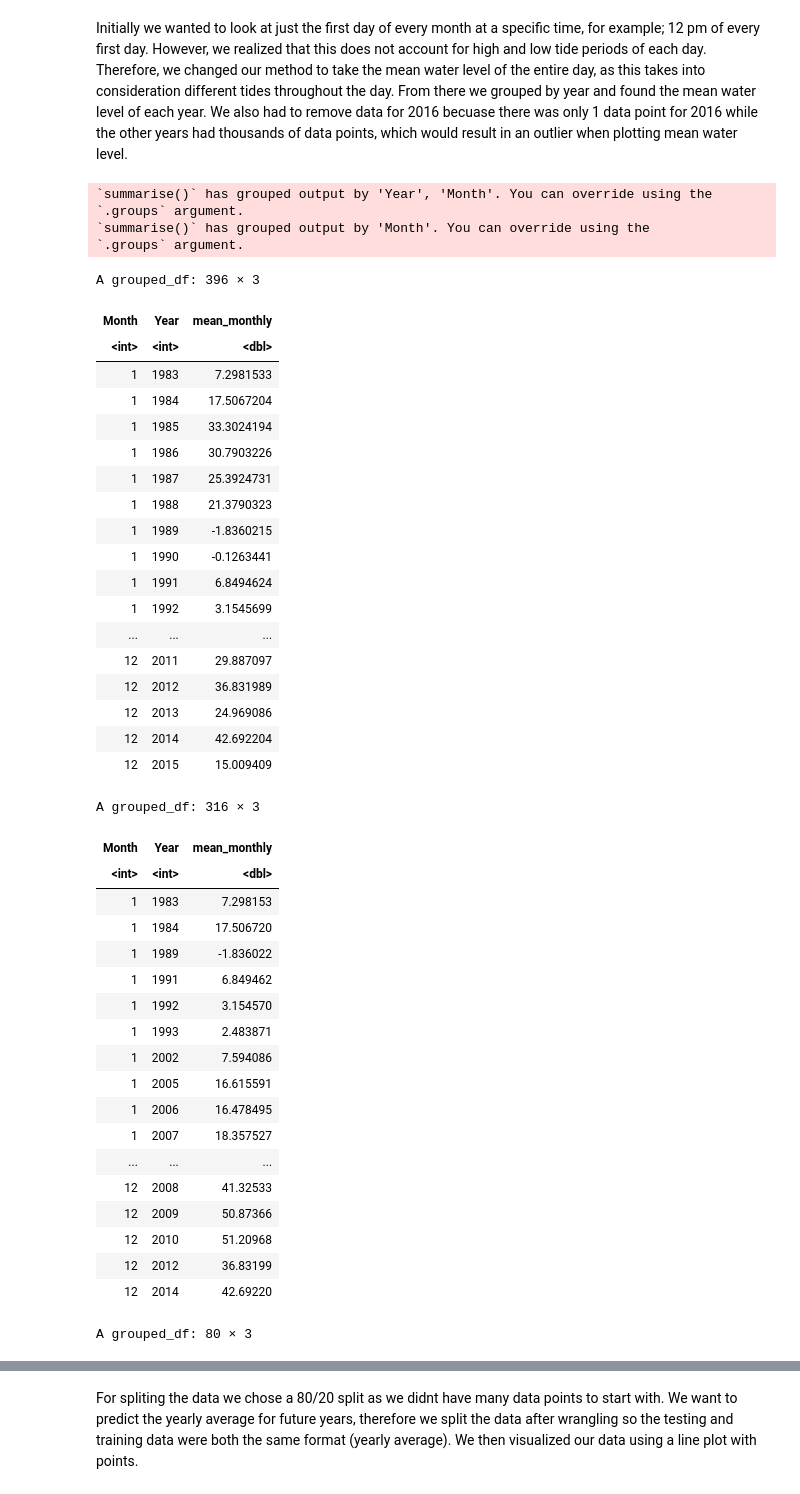
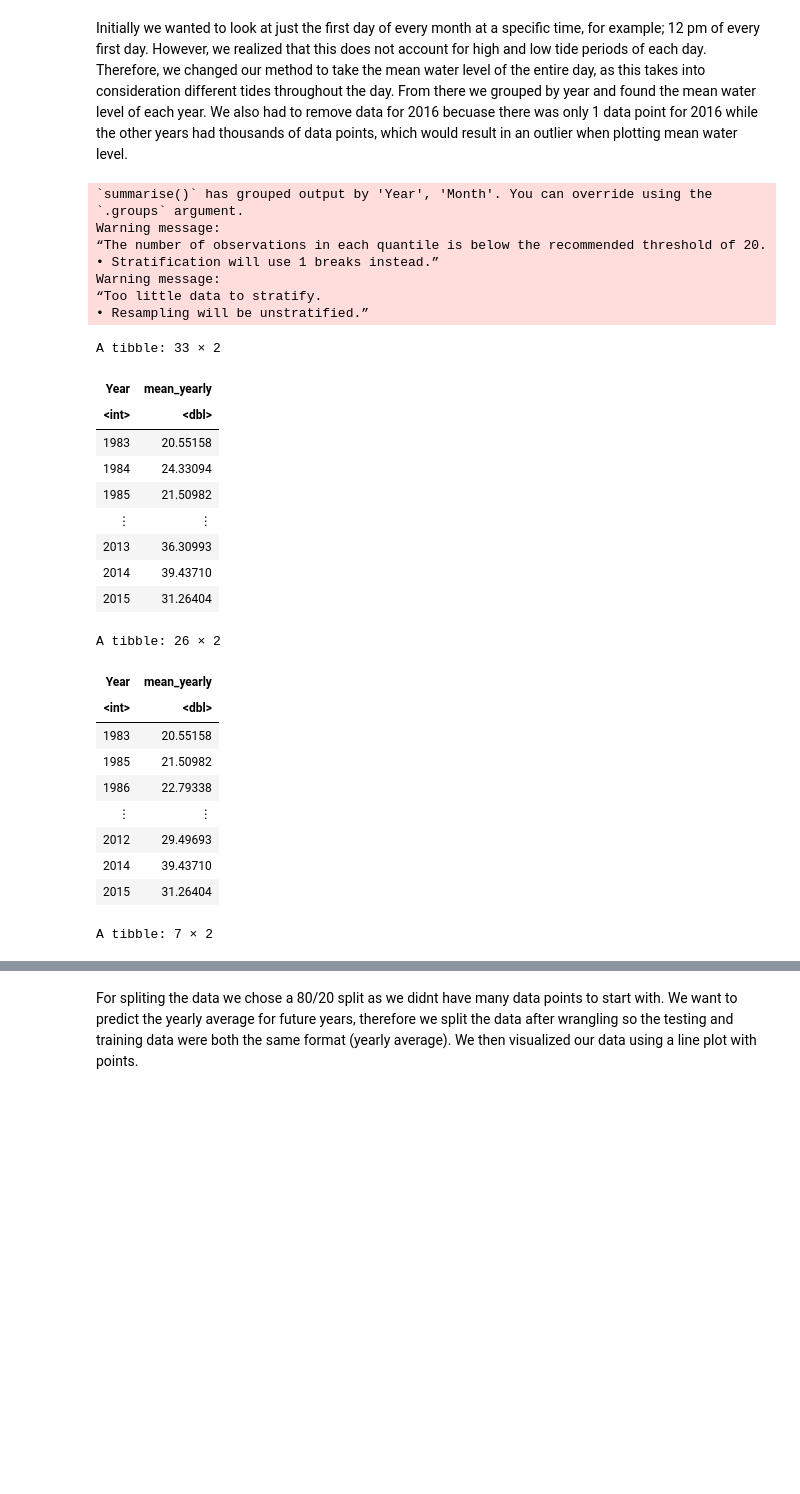
Before and after one commit to Applemyp/dsci100-group36-project, a Jupyter notebook: Project.ipynb, the cells around one changed output, grey strips where cells are left out. Saved outputs shown, nothing was run; the diff lists cells and outputs as text; code cells hidden in the pictures; blank space fills up the shorter version.

```diff
--- a/Project.ipynb
+++ b/Project.ipynb
@@ -35,7 +36,8 @@ library(tidyr)
 We first loaded in our dataset and noticied the original dataset had some untidy data. This data was untidy because the original dataset had year, month, date, and and time all in one column, so we separated these into different columns with one value per cell.
 We used all the data from the original dataset, and did not need to remove any variables, as the dataset contains all the information we need already; the different water levels and the time at which they were recorded.
 # %%
-data<-read_csv('venezia.csv') |>separate(col=datetime, into=c('Year', 'Month', 'Date'), sep='-', convert=TRUE) |>
+data<-read_csv('https://github.com/lbcommer/venezia-high-waters/raw/master/output/venezia.csv') |>
+                                separate(col=datetime, into=c('Year', 'Month', 'Date'), sep='-', convert=TRUE) |>
                                 separate(col=Date, into=c('Day', 'Time'), sep=" ", convert=TRUE)
 
 data
@@ -72,65 +65,51 @@ Initially we wanted to look at just the first day of every month at a specific t
 # %%
 set.seed(2000)
 
 filtered_data <- data |>
 filter( Year != "2016")
 
 mean_daily_data <- filtered_data |>
 group_by(Year, Month, Day) |>
 summarize(mean_daily = mean(level))
 
 mean_yearly_data <- mean_daily_data |>
-group_by(Month, Year) |>
-summarize(mean_monthly = mean(mean_daily))
+group_by(Year) |>
+summarize(mean_yearly = mean(mean_daily))
 
-data_split <- initial_split(mean_yearly_data, prop = 0.8, strata = mean_monthly)
+data_split <- initial_split(mean_yearly_data, prop = 0.8, strata = mean_yearly)
 training_data <- training(data_split)
 testing_data <- testing(data_split)
 
 mean_yearly_data
 training_data
 testing_data
 # %% [output]
 `summarise()` has grouped output by 'Year', 'Month'. You can override using the
 `.groups` argument.
-`summarise()` has grouped output by 'Month'. You can override using the
-`.groups` argument.
+Warning message:
+“The number of observations in each quantile is below the recommended threshold of 20.
+• Stratification will use 1 breaks instead.”
+Warning message:
+“Too little data to stratify.
+• Resampling will be unstratified.”
-A grouped_df: 396 × 3
+A tibble: 33 × 2
-| Month | Year | mean_monthly |
-| <int> | <int> | <dbl> |
-| 1 | 1983 | 7.2981533 |
-| 1 | 1984 | 17.5067204 |
-| 1 | 1985 | 33.3024194 |
-| 1 | 1986 | 30.7903226 |
-| 1 | 1987 | 25.3924731 |
-| 1 | 1988 | 21.3790323 |
-| 1 | 1989 | -1.8360215 |
-| 1 | 1990 | -0.1263441 |
-| 1 | 1991 | 6.8494624 |
-| 1 | 1992 | 3.1545699 |
-| ... | ... | ... |
-| 12 | 2011 | 29.887097 |
-| 12 | 2012 | 36.831989 |
-| 12 | 2013 | 24.969086 |
-| 12 | 2014 | 42.692204 |
-| 12 | 2015 | 15.009409 |
+| Year | mean_yearly |
+| <int> | <dbl> |
+| 1983 | 20.55158 |
+| 1984 | 24.33094 |
+| 1985 | 21.50982 |
+| ⋮ | ⋮ |
+| 2013 | 36.30993 |
+| 2014 | 39.43710 |
+| 2015 | 31.26404 |
-A grouped_df: 316 × 3
+A tibble: 26 × 2
-| Month | Year | mean_monthly |
-| <int> | <int> | <dbl> |
-| 1 | 1983 | 7.298153 |
-| 1 | 1984 | 17.506720 |
-| 1 | 1989 | -1.836022 |
-| 1 | 1991 | 6.849462 |
-| 1 | 1992 | 3.154570 |
-| 1 | 1993 | 2.483871 |
-| 1 | 2002 | 7.594086 |
-| 1 | 2005 | 16.615591 |
-| 1 | 2006 | 16.478495 |
-| 1 | 2007 | 18.357527 |
-| ... | ... | ... |
-| 12 | 2008 | 41.32533 |
-| 12 | 2009 | 50.87366 |
-| 12 | 2010 | 51.20968 |
-| 12 | 2012 | 36.83199 |
-| 12 | 2014 | 42.69220 |
+| Year | mean_yearly |
+| <int> | <dbl> |
+| 1983 | 20.55158 |
+| 1985 | 21.50982 |
+| 1986 | 22.79338 |
+| ⋮ | ⋮ |
+| 2012 | 29.49693 |
+| 2014 | 39.43710 |
+| 2015 | 31.26404 |
-A grouped_df: 80 × 3
+A tibble: 7 × 2
```
Also changed, not shown: parts of 5 cells of this notebook.
